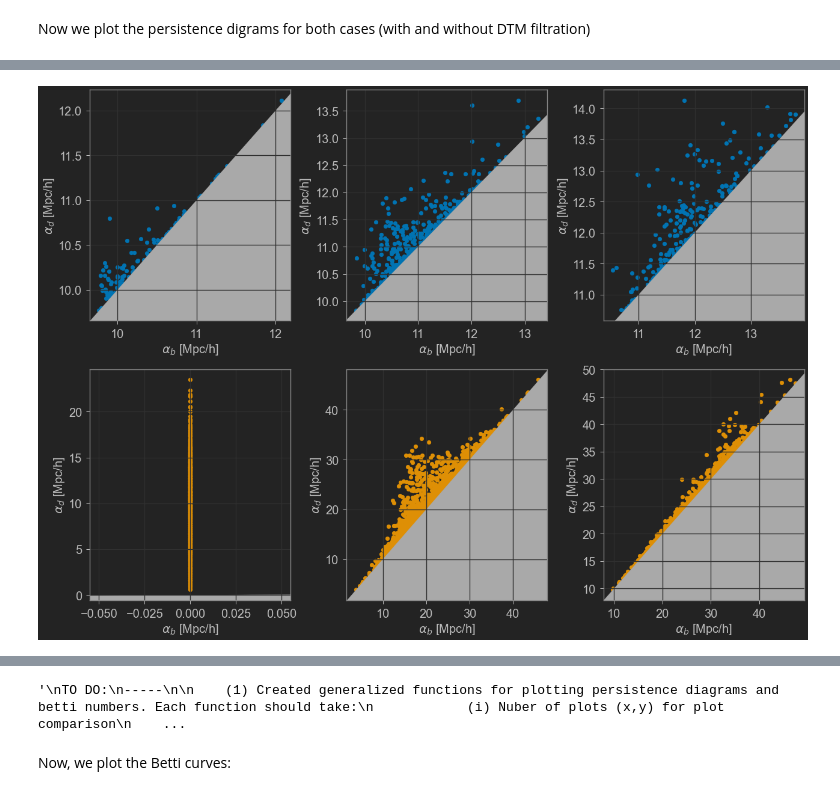
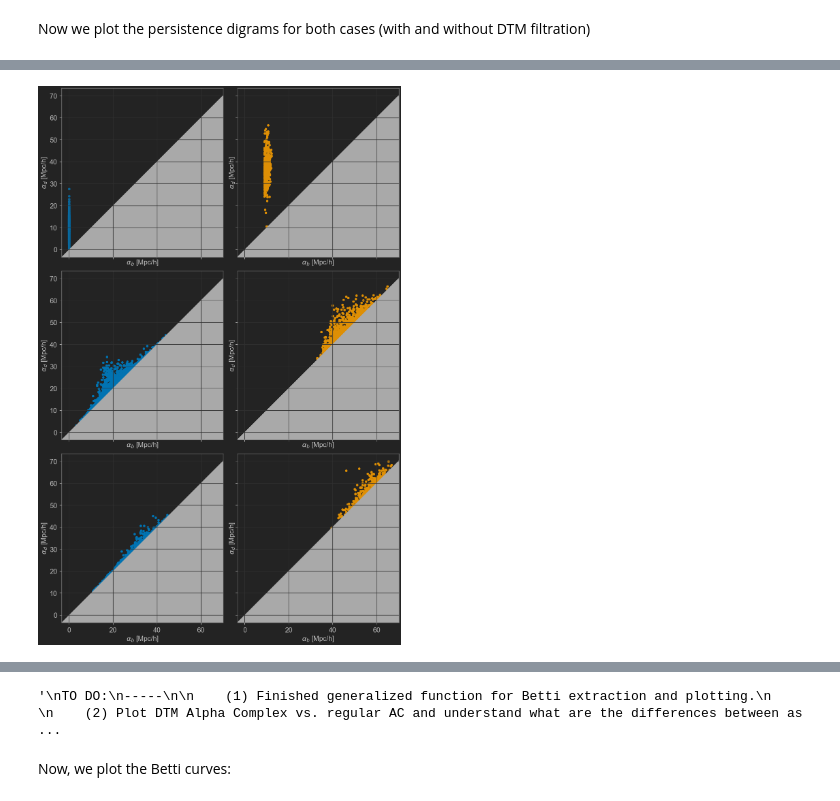
Before and after one commit to raul-bermejo/PHoH, a Jupyter notebook: src/Halo_MST.ipynb, the cells around one changed output, grey strips where cells are left out. Cells and saved outputs as stored; diff of their text form; code cells hidden in the pictures.

Commit message:
ImplementedBetti curve plotting for arbitrary number of subsets. Need to debug betti curve implementation for normalized/standarized betti curves.

```diff
--- a/src/Halo_MST.ipynb
+++ b/src/Halo_MST.ipynb
@@ -597,8 +598,8 @@ def AlphaComplex_Filtration(X,
     return st_alpha
 
 # Define the neccesary parameters
-p = 10
-m = 0.3
+p = np.min(edge_lengths)                                     # Let p the minimum distance of the edge distribution
+m = 0.2
 
 
 
@@ -615,7 +616,7 @@ Building the simplex tree of the regular Alpha Complex took 0.06 seconds.
 Now we plot the persistence digrams for both cases (with and without DTM filtration)
 # %%
 # Creating a dictionary to tell the figsize
-FIGSIZE = {
+FIG_SIZE = {
     (1,1): (13,9),
     (2,1): (9, 15),
     (3,1): (9, 18),
@@ -627,7 +628,16 @@ FIGSIZE = {
     (2,3): (18,13)
 }
 
-def extract_BirthDeath(st, n_subsets,
+FIG_VERTICAL = {
+    0: 0,
+    1: 2,
+    2: 4,
+    3: 1,
+    4: 3,
+    5: 5
+}
+
+def extract_BirthDeath(st, n_subsets=1,
                        n_dim=3):
     """
     Computes the persistence of a simplex tree and then finds the alpha_b and alpha_d thresholds
@@ -662,19 +672,19 @@ def extract_BirthDeath(st, n_subsets,
     else:
         pass
 
-    # If persistence is a master list of different persistence lists
+    # If simplex tree is a master list of different st objects
     start1 = time.time()
     if n_subsets > 1:
-        Alpha_b, Alpha_d = [], []                                             # Create two master lists of birth and death alpha thresholds
+        alpha_b, alpha_d = [], []                                             # Create two master lists of birth and death alpha thresholds
 
         # Compute persistence for each simplex tree recursively
         for i in range(n_subsets):
             alpha_b_i, alpha_d_i = extract_BirthDeath(st[i], n_subsets=1)
 
-            Alpha_b.append(alpha_b_i)
-            Alpha_d.append(alpha_d_i)
+            alpha_b.append(alpha_b_i)
+            alpha_d.append(alpha_d_i)
 
-        return Alpha_b, Alpha_d
+        return alpha_b, alpha_d
 
     else:
         p = st.persistence()
@@ -739,7 +749,7 @@ def plot_PersDiagram(st, nrows, ncols, n_subsets,
 
     # Define some constants for plotting
     n_plots = nrows*ncols                                     # number of plots i.e. rows in the persistence stack
-    fsize = FIGSIZE[(nrows, ncols)]                           # picks right figsize from number of plots
+    fsize = FIG_SIZE[(nrows, ncols)]                           # picks right figsize from number of plots
 
     # Extract the alpha_b and alpha_d thresholds
     alpha_b, alpha_d = extract_BirthDeath(st, n_subsets)
@@ -766,7 +776,13 @@ def plot_PersDiagram(st, nrows, ncols, n_subsets,
                 curr_alpha_b, curr_alpha_d = alpha_b[j], alpha_d[j]
 
                 for k in range(int(n_plots//n_subsets)):
-                    ax[z].scatter(curr_alpha_b[k], curr_alpha_d[k], c=colors[j])
+                    # If a vertical comparison of persistence is desired, then one needs to change
+                    # the plotting counter
+                    if nrows > ncols:
+                        p = FIG_VERTICAL[z]
+                    else:
+                        p = z
+                    ax[p].scatter(curr_alpha_b[k], curr_alpha_d[k], c=colors[j])
                     z += 1
 
         else:
@@ -791,8 +807,7 @@ def plot_PersDiagram(st, nrows, ncols, n_subsets,
     return None
 
 # Testing the plotting function
-# P = [p_DTM_AlphaComplex, p_AlphaComplex]
-ST = [st_DTM_AlphaComplex, st_AlphaComplex]
+ST = [st_AlphaComplex, st_DTM_AlphaComplex]
 
 # plot_PersDiagram(st_AlphaComplex, nrows=1, ncols=3, n_subsets=1,
 #                  sharey=True, sharex=True)
@@ -800,25 +815,19 @@ ST = [st_DTM_AlphaComplex, st_AlphaComplex]
 # plot_PersDiagram(st_DTM_AlphaComplex, nrows=1, ncols=3, n_subsets=1,
 #                  sharey=True, sharex=True)
 
-plot_PersDiagram(ST, nrows=2, ncols=3, n_subsets=len(ST),
-                 sharey=False, sharex=False)
+plot_PersDiagram(ST, nrows=3, ncols=2, n_subsets=len(ST),
+                 sharey=True, sharex=True, savefig=False)
 
 """
 TO DO:
 -----
 
-    (1) Created generalized functions for plotting persistence diagrams and betti numbers. Each function should take:
-            (i) Nuber of plots (x,y) for plot comparison
-            (ii) Indicate whether x- or y-axis should be shared
-            (iii) Persistence can be list of lists
-            (iv) Savefig options and others
+    (1) Finished generalized function for Betti extraction and plotting.
 
     (2) Plot DTM Alpha Complex vs. regular AC and understand what are the differences between as well as
         understanding how robust the DTM Alpha Complex is to changes in p and m parameters.
 
-    (3) Implement Georg's suggestion: "assign to each vertex the length of the (its) shortest edge, then connected
-        components will also be born at non-zero values, and we see a different number for different threshold of length"
-                => Question: Do we need to implement that in the p or m paramter?
+    (3) Make connection between MST and Alpha complex by looking at p value and momment of eMST edge distribution.
 
     (?) Create a class where the constructor takes the coordinates of the simulation (and other parameters)
         and methods construct the Complex of choice and can plot persistence and betti diagrams.
@@ -831 +840 @@ Computing the persistence and extracting the birth and death values took 0.02 se
-[figure, old version]
+[figure, new version]
@@ -833,3 +842,3 @@ Plotting the persistence diagram took 0.66 seconds.
-'\nTO DO:\n-----\n\n    (1) Created generalized functions for plotting persistence diagrams and betti numbers. Each function should take:\n            (i) Nuber of plots (x,y) for plot comparison\n    ...
+'\nTO DO:\n-----\n\n    (1) Finished generalized function for Betti extraction and plotting.\n        \n    (2) Plot DTM Alpha Complex vs. regular AC and understand what are the differences between as ...
 # %% [markdown]
 Now, we plot the Betti curves:
```
Also changed, not shown: parts of 11 cells of this notebook.
